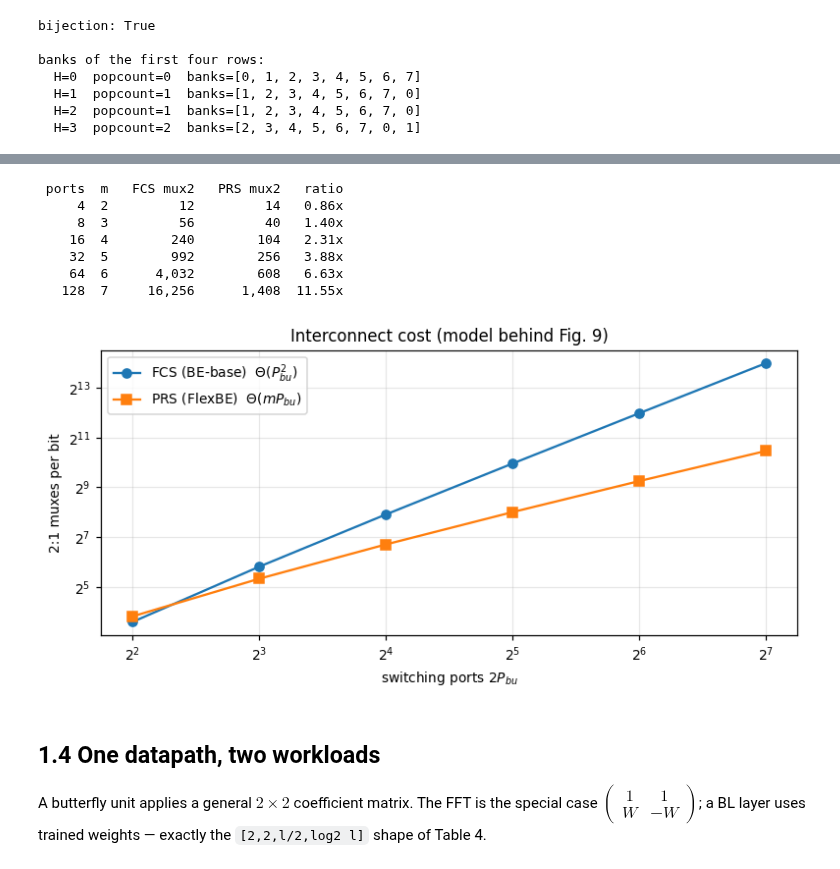
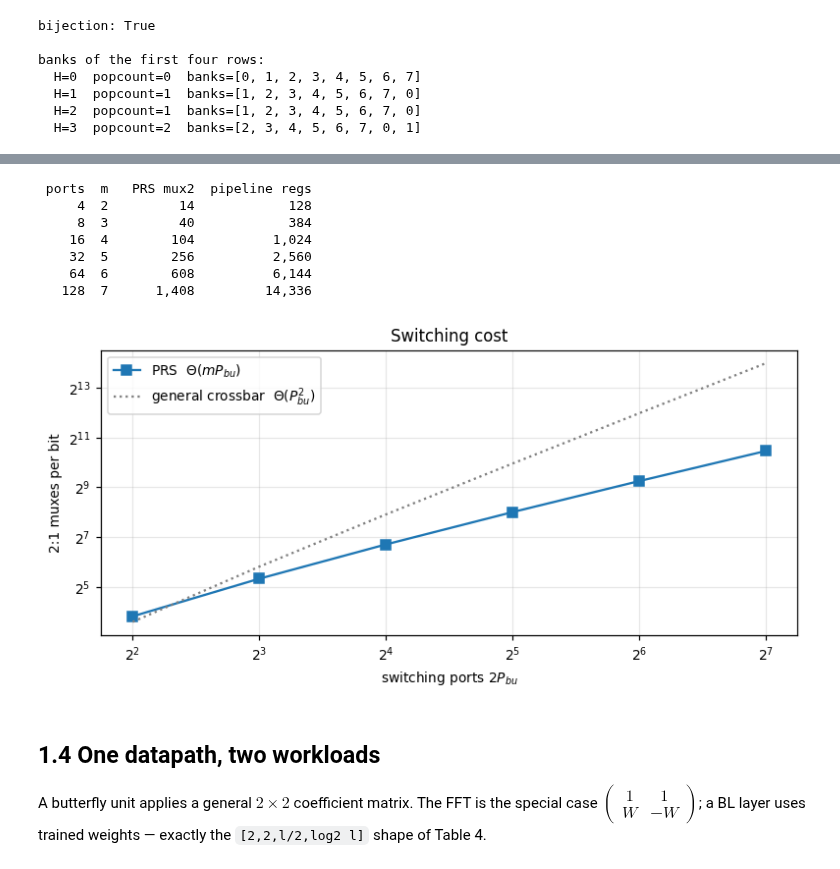
Before and after one commit to phwl/doodle, a Jupyter notebook: flexbe/microcode/FlexBE_microcode.ipynb, the cells around one changed output, grey strips where cells are left out. Cells and saved outputs as stored; diff of their text form; code cells hidden in the pictures.

```diff
--- a/flexbe/microcode/FlexBE_microcode.ipynb
+++ b/flexbe/microcode/FlexBE_microcode.ipynb
@@ -148,27 +149,27 @@ curves nearly touch.
 # %%
-ports, fcs, prs = [], [], []
-print(f"{'ports':>6} {'m':>2} {'FCS mux2':>10} {'PRS mux2':>10} {'ratio':>7}")
+ports, prs, quad = [], [], []
+print(f"{'ports':>6} {'m':>2} {'PRS mux2':>10} {'pipeline regs':>14}")
 for P_bu in (2,4,8,16,32,64):
-    c = fx.interconnect_cost(P_bu)
-    ports.append(c['ports']); fcs.append(c['fcs_mux2']); prs.append(c['prs_mux2'])
-    print(f"{c['ports']:>6} {c['m']:>2} {c['fcs_mux2']:>10,} {c['prs_mux2']:>10,} {c['ratio']:>6.2f}x")
+    c = fx.prs_cost(P_bu)
+    ports.append(c['ports']); prs.append(c['mux2']); quad.append(c['ports']*(c['ports']-1))
+    print(f"{c['ports']:>6} {c['m']:>2} {c['mux2']:>10,} {c['pipeline_regs']:>14,}")
 
 fig, ax = plt.subplots()
-ax.plot(ports, fcs, 'o-', label='FCS (BE-base)  $\\Theta(P_{bu}^2)$')
-ax.plot(ports, prs, 's-', label='PRS (FlexBE)  $\\Theta(m P_{bu})$')
+ax.plot(ports, prs, 's-', label='PRS  $\\Theta(m P_{bu})$')
+ax.plot(ports, quad, ':', c='grey', label='general crossbar  $\\Theta(P_{bu}^2)$')
 ax.set_xscale('log', base=2); ax.set_yscale('log', base=2)
 ax.set_xlabel('switching ports $2P_{bu}$'); ax.set_ylabel('2:1 muxes per bit')
-ax.set_title('Interconnect cost (model behind Fig. 9)'); ax.legend()
+ax.set_title('Switching cost'); ax.legend()
 plt.tight_layout(); plt.show()
 # %% [output]
- ports  m   FCS mux2   PRS mux2   ratio
-     4  2         12         14   0.86x
-     8  3         56         40   1.40x
-    16  4        240        104   2.31x
-    32  5        992        256   3.88x
-    64  6      4,032        608   6.63x
-   128  7     16,256      1,408  11.55x
+ ports  m   PRS mux2  pipeline regs
+     4  2         14            128
+     8  3         40            384
+    16  4        104          1,024
+    32  5        256          2,560
+    64  6        608          6,144
+   128  7      1,408         14,336
-[figure, old version]
+[figure, new version]
 # %% [markdown]
 ## 1.4 One datapath, two workloads
 
```
Also changed, not shown: parts of 21 cells of this notebook, 5 other files.
